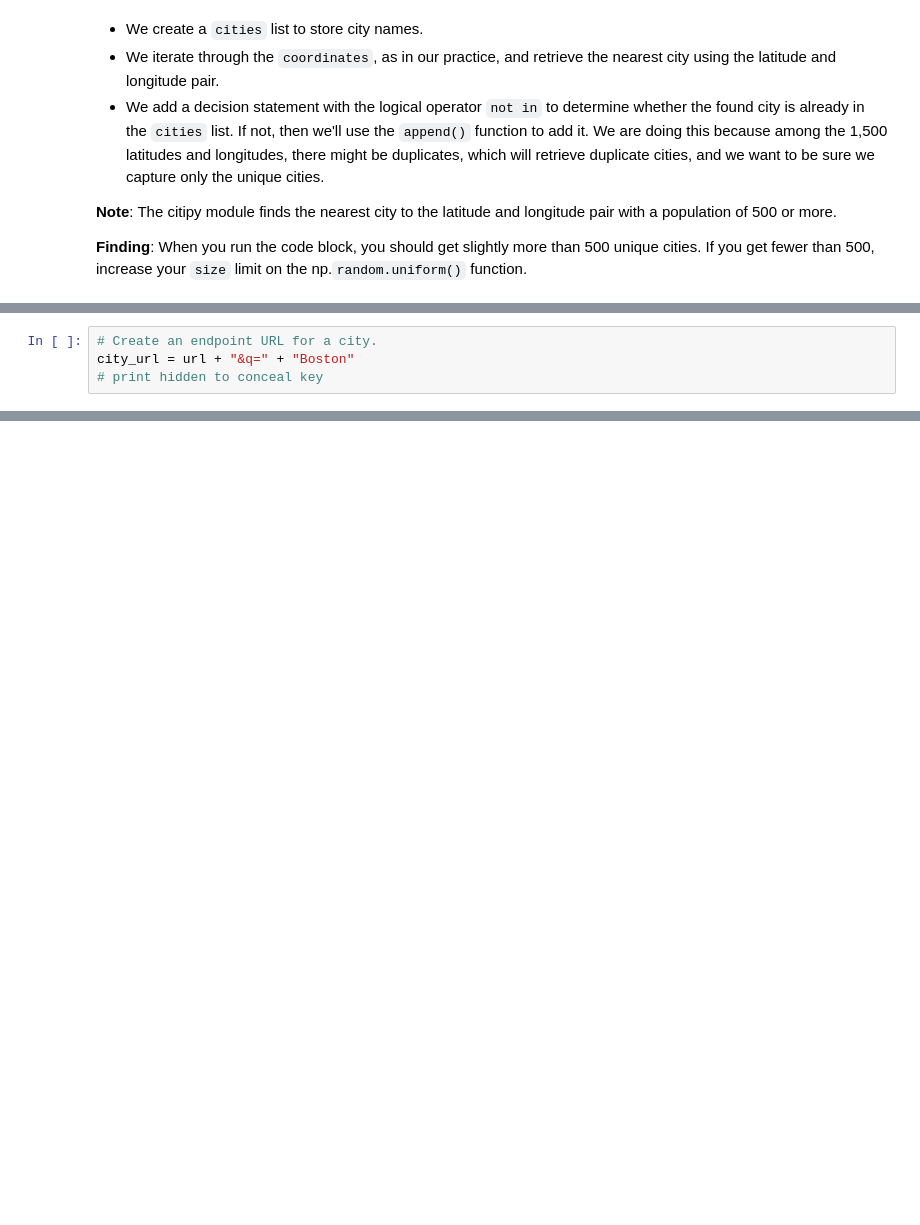
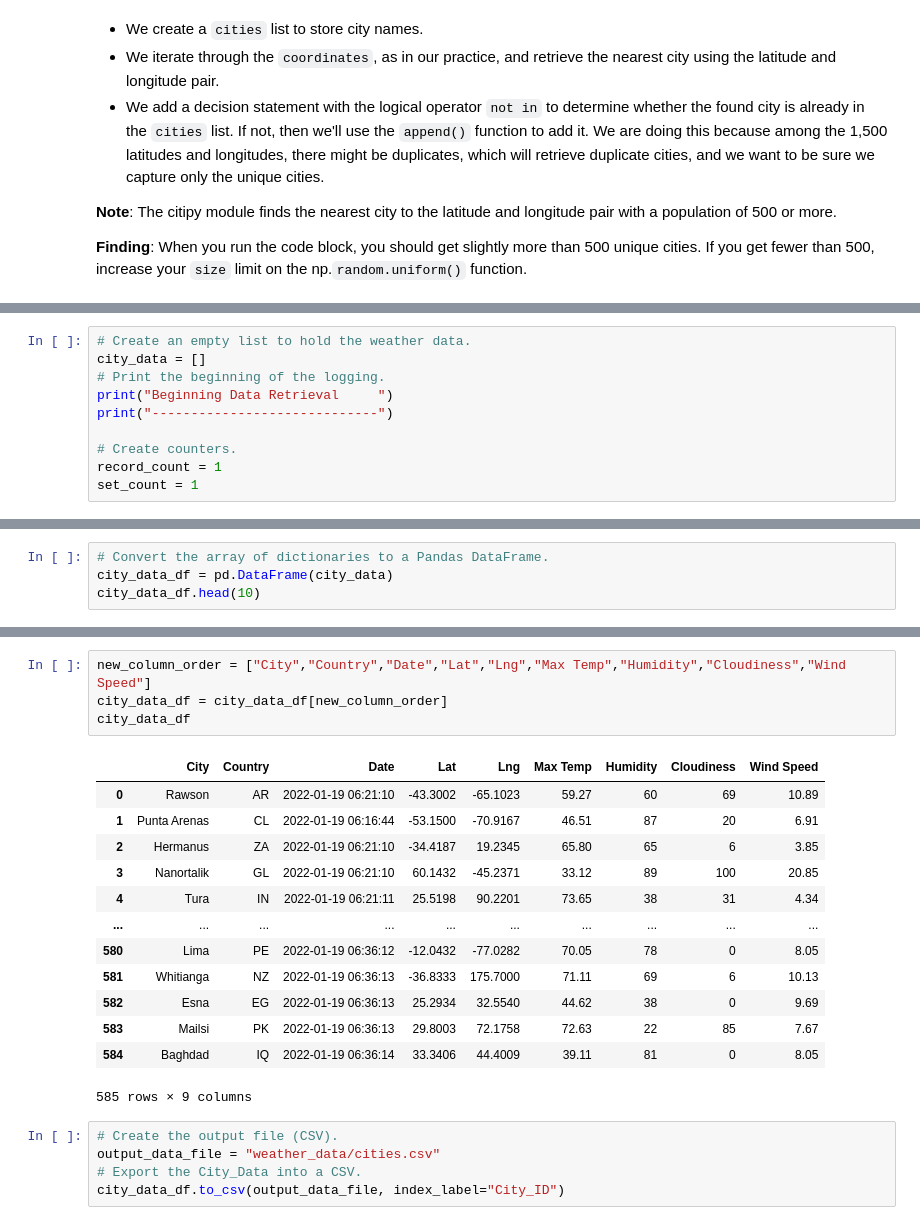
Before and after one commit to lukealibozek/World_Weather_Analysis, a Jupyter notebook: WeatherPy.ipynb, the cells around one changed output, grey strips where cells are left out. Saved outputs shown, nothing was run; the diff lists cells and outputs as text; blank space fills up the shorter version.

```diff
--- a/WeatherPy.ipynb
+++ b/WeatherPy.ipynb
@@ -97,4 +74,0 @@ You may have noticed that we added another feature to the URL: `units=Imperial`.
-# %%
-# Create an endpoint URL for a city.
-city_url = url + "&q=" + "Boston"
-# print hidden to conceal key
@@ -110,0 +104,10 @@ patch() | Partially modifies a web source.
+# %%
+# Create an empty list to hold the weather data.
+city_data = []
+# Print the beginning of the logging.
+print("Beginning Data Retrieval     ")
+print("-----------------------------")
+
+# Create counters.
+record_count = 1
+set_count = 1
@@ -110,0 +195,4 @@ patch() | Partially modifies a web source.
+# %%
+# Convert the array of dictionaries to a Pandas DataFrame.
+city_data_df = pd.DataFrame(city_data)
+city_data_df.head(10)
@@ -110,0 +211,23 @@ patch() | Partially modifies a web source.
+# %%
+new_column_order = ["City","Country","Date","Lat","Lng","Max Temp","Humidity","Cloudiness","Wind Speed"]
+city_data_df = city_data_df[new_column_order]
+city_data_df
+# %% [output]
+|  | City | Country | Date | Lat | Lng | Max Temp | Humidity | Cloudiness | Wind Speed |
+| 0 | Rawson | AR | 2022-01-19 06:21:10 | -43.3002 | -65.1023 | 59.27 | 60 | 69 | 10.89 |
+| 1 | Punta Arenas | CL | 2022-01-19 06:16:44 | -53.1500 | -70.9167 | 46.51 | 87 | 20 | 6.91 |
+| 2 | Hermanus | ZA | 2022-01-19 06:21:10 | -34.4187 | 19.2345 | 65.80 | 65 | 6 | 3.85 |
+| 3 | Nanortalik | GL | 2022-01-19 06:21:10 | 60.1432 | -45.2371 | 33.12 | 89 | 100 | 20.85 |
+| 4 | Tura | IN | 2022-01-19 06:21:11 | 25.5198 | 90.2201 | 73.65 | 38 | 31 | 4.34 |
+| ... | ... | ... | ... | ... | ... | ... | ... | ... | ... |
+| 580 | Lima | PE | 2022-01-19 06:36:12 | -12.0432 | -77.0282 | 70.05 | 78 | 0 | 8.05 |
+| 581 | Whitianga | NZ | 2022-01-19 06:36:13 | -36.8333 | 175.7000 | 71.11 | 69 | 6 | 10.13 |
+| 582 | Esna | EG | 2022-01-19 06:36:13 | 25.2934 | 32.5540 | 44.62 | 38 | 0 | 9.69 |
+| 583 | Mailsi | PK | 2022-01-19 06:36:13 | 29.8003 | 72.1758 | 72.63 | 22 | 85 | 7.67 |
+| 584 | Baghdad | IQ | 2022-01-19 06:36:14 | 33.3406 | 44.4009 | 39.11 | 81 | 0 | 8.05 |
+585 rows × 9 columns
+# %%
+# Create the output file (CSV).
+output_data_file = "weather_data/cities.csv"
+# Export the City_Data into a CSV.
+city_data_df.to_csv(output_data_file, index_label="City_ID")
```
Also changed, not shown: parts of 15 cells of this notebook, 1 other file.
